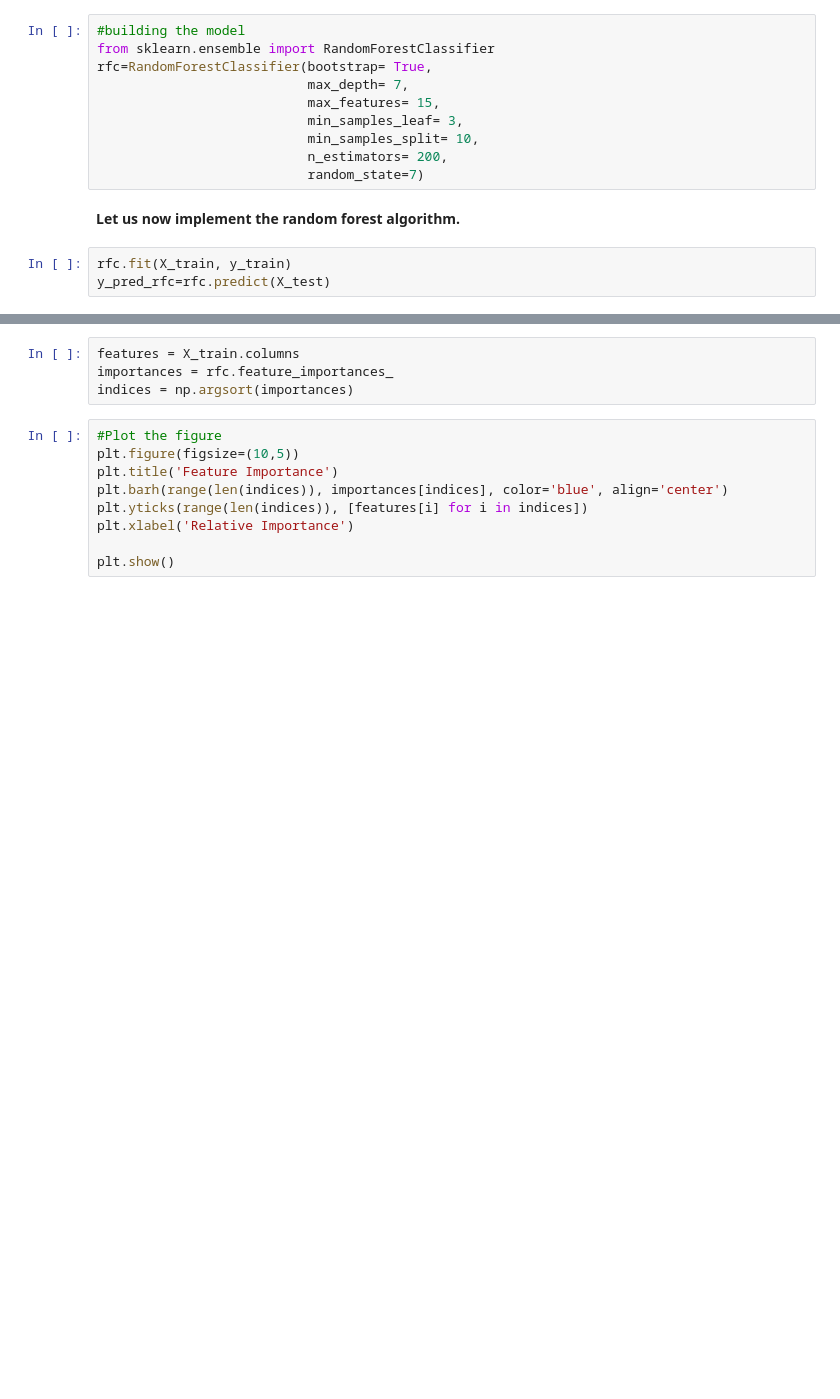
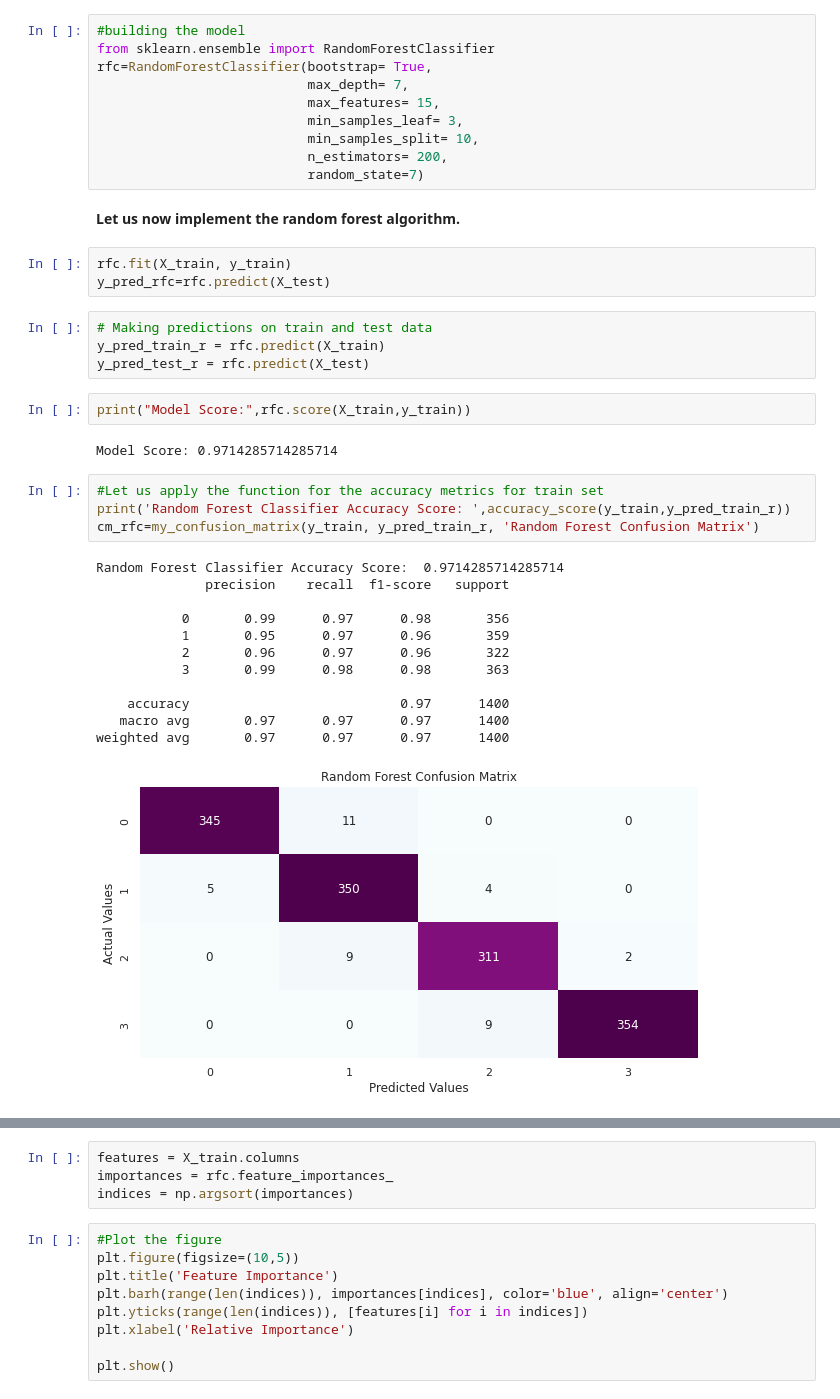
Before and after one commit to preetikhullbe/mobile-price-prediction, a Jupyter notebook: Mobile_price_prediction.ipynb, the cells around one changed output, grey strips where cells are left out. Drawn from its saved outputs; the diff is of its cells as text; blank space fills up the shorter version.

```diff
--- a/Mobile_price_prediction.ipynb
+++ b/Mobile_price_prediction.ipynb
@@ -438,3 +438,28 @@ rfc=RandomForestClassifier(bootstrap= True,
 # %%
 rfc.fit(X_train, y_train)
 y_pred_rfc=rfc.predict(X_test)
+# %%
+# Making predictions on train and test data
+y_pred_train_r = rfc.predict(X_train)
+y_pred_test_r = rfc.predict(X_test)
+# %%
+print("Model Score:",rfc.score(X_train,y_train))
+# %% [output]
+Model Score: 0.9714285714285714
+# %%
+#Let us apply the function for the accuracy metrics for train set
+print('Random Forest Classifier Accuracy Score: ',accuracy_score(y_train,y_pred_train_r))
+cm_rfc=my_confusion_matrix(y_train, y_pred_train_r, 'Random Forest Confusion Matrix')
+# %% [output]
+Random Forest Classifier Accuracy Score:  0.9714285714285714
+              precision    recall  f1-score   support
+
+           0       0.99      0.97      0.98       356
+           1       0.95      0.97      0.96       359
+           2       0.96      0.97      0.96       322
+           3       0.99      0.98      0.98       363
+
+    accuracy                           0.97      1400
+   macro avg       0.97      0.97      0.97      1400
+weighted avg       0.97      0.97      0.97      1400
+[figure, added]
```
Also changed, not shown: parts of 32 cells of this notebook.
